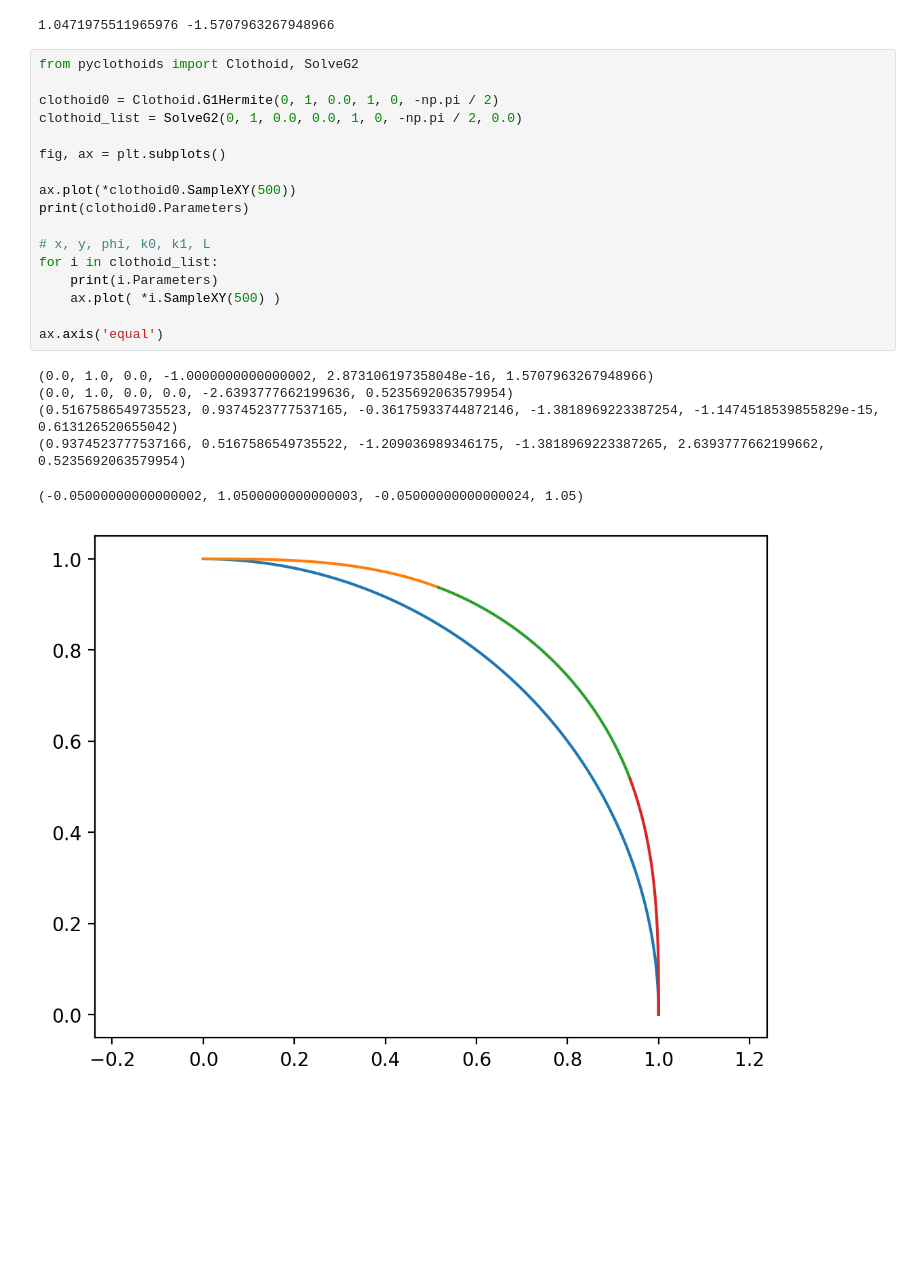
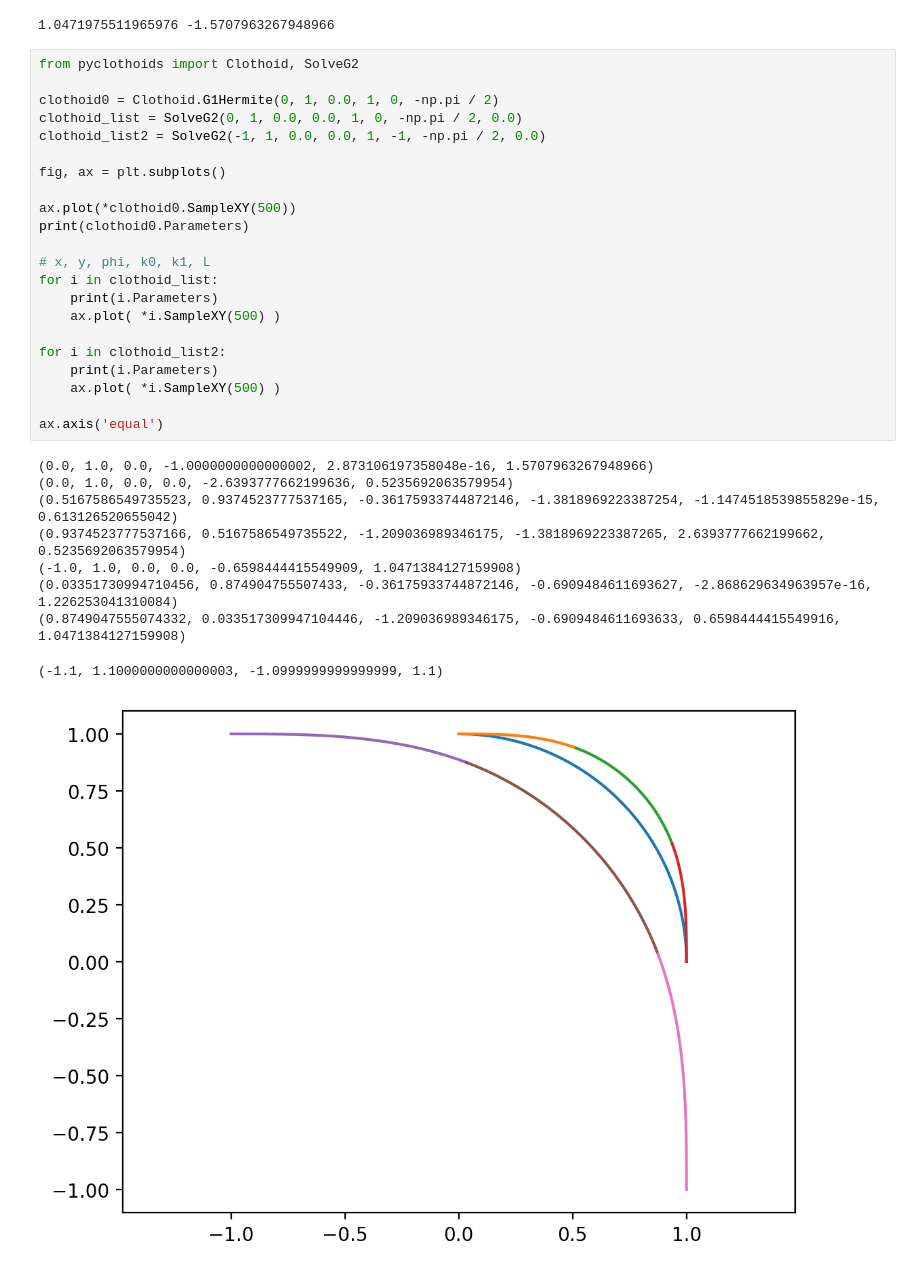
Before and after one commit to msiglreith/nari, a Jupyter notebook: euler.ipynb, the cells around one changed output. Drawn from its saved outputs; the diff is of its cells as text; blank space fills up the shorter version.

```diff
--- a/euler.ipynb
+++ b/euler.ipynb
@@ -340,24 +341,32 @@ fit_g1(p0, p1)
 # %%
 from pyclothoids import Clothoid, SolveG2
 
 clothoid0 = Clothoid.G1Hermite(0, 1, 0.0, 1, 0, -np.pi / 2)
 clothoid_list = SolveG2(0, 1, 0.0, 0.0, 1, 0, -np.pi / 2, 0.0)
+clothoid_list2 = SolveG2(-1, 1, 0.0, 0.0, 1, -1, -np.pi / 2, 0.0)
 
 fig, ax = plt.subplots()
 
 ax.plot(*clothoid0.SampleXY(500))
 print(clothoid0.Parameters)
 
 # x, y, phi, k0, k1, L
 for i in clothoid_list:
     print(i.Parameters)
     ax.plot( *i.SampleXY(500) )
 
+for i in clothoid_list2:
+    print(i.Parameters)
+    ax.plot( *i.SampleXY(500) )
+
 ax.axis('equal')
 # %% [output]
 (0.0, 1.0, 0.0, -1.0000000000000002, 2.873106197358048e-16, 1.5707963267948966)
 (0.0, 1.0, 0.0, 0.0, -2.6393777662199636, 0.5235692063579954)
 (0.5167586549735523, 0.9374523777537165, -0.36175933744872146, -1.3818969223387254, -1.1474518539855829e-15, 0.613126520655042)
 (0.9374523777537166, 0.5167586549735522, -1.209036989346175, -1.3818969223387265, 2.6393777662199662, 0.5235692063579954)
+(-1.0, 1.0, 0.0, 0.0, -0.6598444415549909, 1.0471384127159908)
+(0.03351730994710456, 0.874904755507433, -0.36175933744872146, -0.6909484611693627, -2.868629634963957e-16, 1.226253041310084)
+(0.8749047555074332, 0.033517309947104446, -1.209036989346175, -0.6909484611693633, 0.6598444415549916, 1.0471384127159908)
-(-0.05000000000000002, 1.0500000000000003, -0.05000000000000024, 1.05)
+(-1.1, 1.1000000000000003, -1.0999999999999999, 1.1)
-[figure, old version]
+[figure, new version]
```
Also changed, not shown: parts of 4 cells of this notebook.
